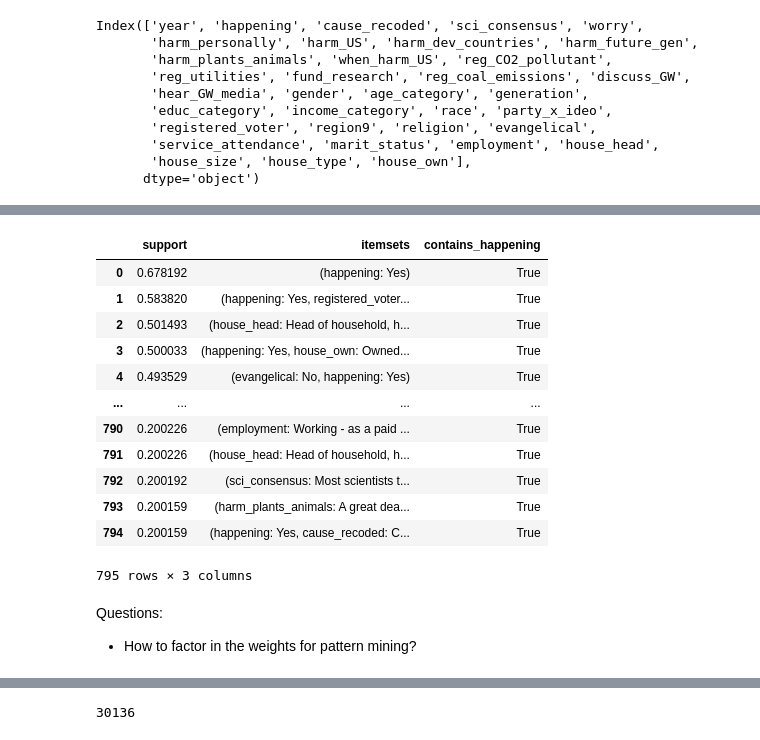
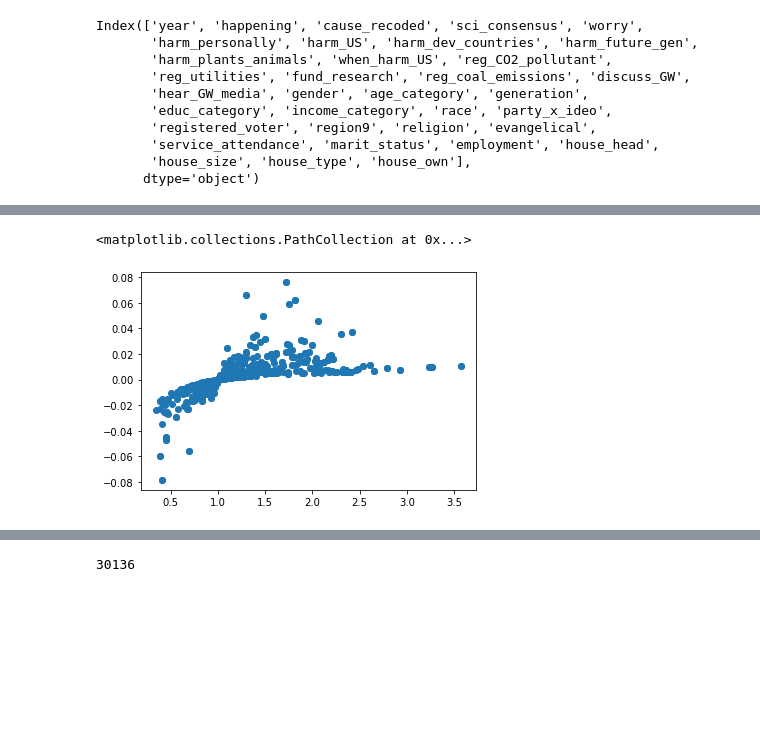
Before and after one commit to adam-kosinski/Climate-Opinions, a Jupyter notebook: pattern_mining.ipynb, the cells around one changed output, grey strips where cells are left out. Drawn from its saved outputs; the diff is of its cells as text; code cells hidden in the pictures; blank space fills up the shorter version.

```diff
--- a/pattern_mining.ipynb
+++ b/pattern_mining.ipynb
@@ -120,26 +143,6 @@ freq_patterns
-# %%
-def filter_patterns(required_var):
-    filter_col_name = f"contains_{required_var}"
-    freq_patterns[filter_col_name] = freq_patterns["itemsets"].apply(lambda x: any(required_var in elem for elem in x))
-    filtered_patterns = freq_patterns.loc[ freq_patterns[filter_col_name] ]
-    filtered_patterns = filtered_patterns.sort_values(by=["support"], ascending=False).reset_index(drop=True)
-    return filtered_patterns
-
-filter_patterns("happening")
-# %% [output]
-|  | support | itemsets | contains_happening |
-| 0 | 0.678192 | (happening: Yes) | True |
-| 1 | 0.583820 | (happening: Yes, registered_voter... | True |
-| 2 | 0.501493 | (house_head: Head of household, h... | True |
-| 3 | 0.500033 | (happening: Yes, house_own: Owned... | True |
-| 4 | 0.493529 | (evangelical: No, happening: Yes) | True |
-| ... | ... | ... | ... |
-| 790 | 0.200226 | (employment: Working - as a paid ... | True |
-| 791 | 0.200226 | (house_head: Head of household, h... | True |
-| 792 | 0.200192 | (sci_consensus: Most scientists t... | True |
-| 793 | 0.200159 | (harm_plants_animals: A great dea... | True |
-| 794 | 0.200159 | (happening: Yes, cause_recoded: C... | True |
-795 rows × 3 columns
-# %% [markdown]
-Questions:
-* How to factor in the weights for pattern mining?
+# %%
+rules = association_rules(freq_patterns, metric="confidence", min_threshold=0.1)
+plt.scatter(rules["lift"], rules["leverage"])
+# %% [output]
+<matplotlib.collections.PathCollection at 0x...>
+[figure, added]
```
Also changed, not shown: parts of 10 cells of this notebook, 1 other file.
